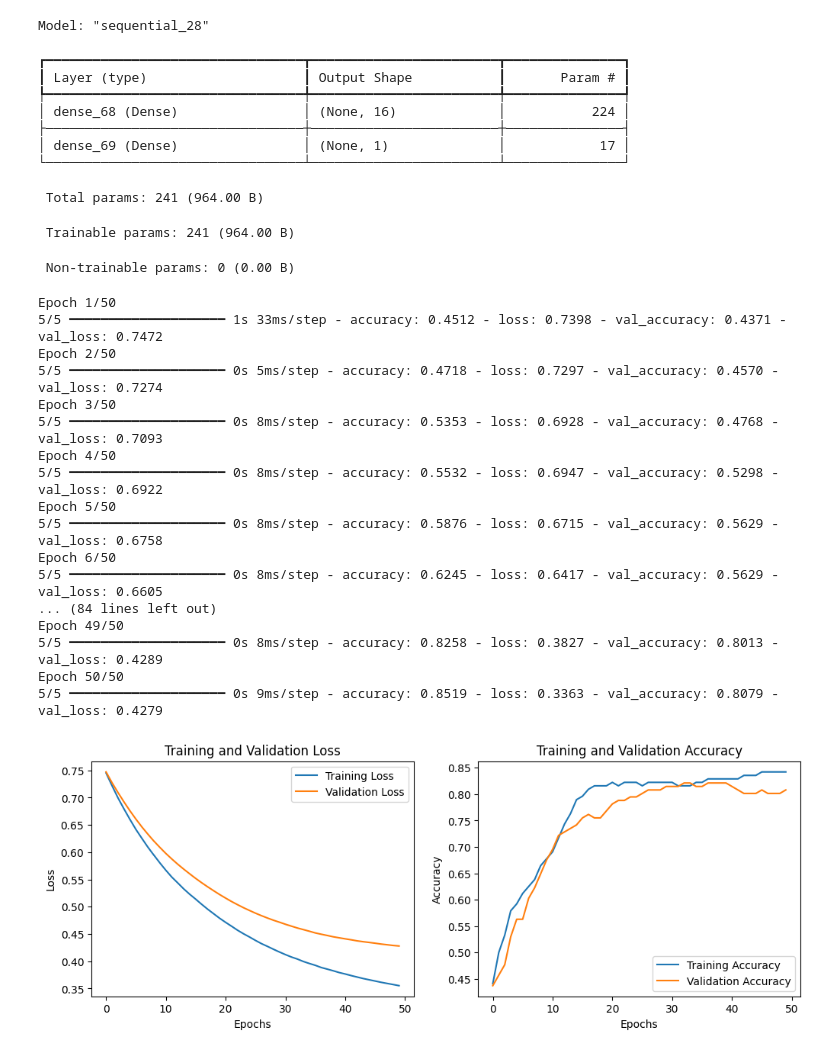
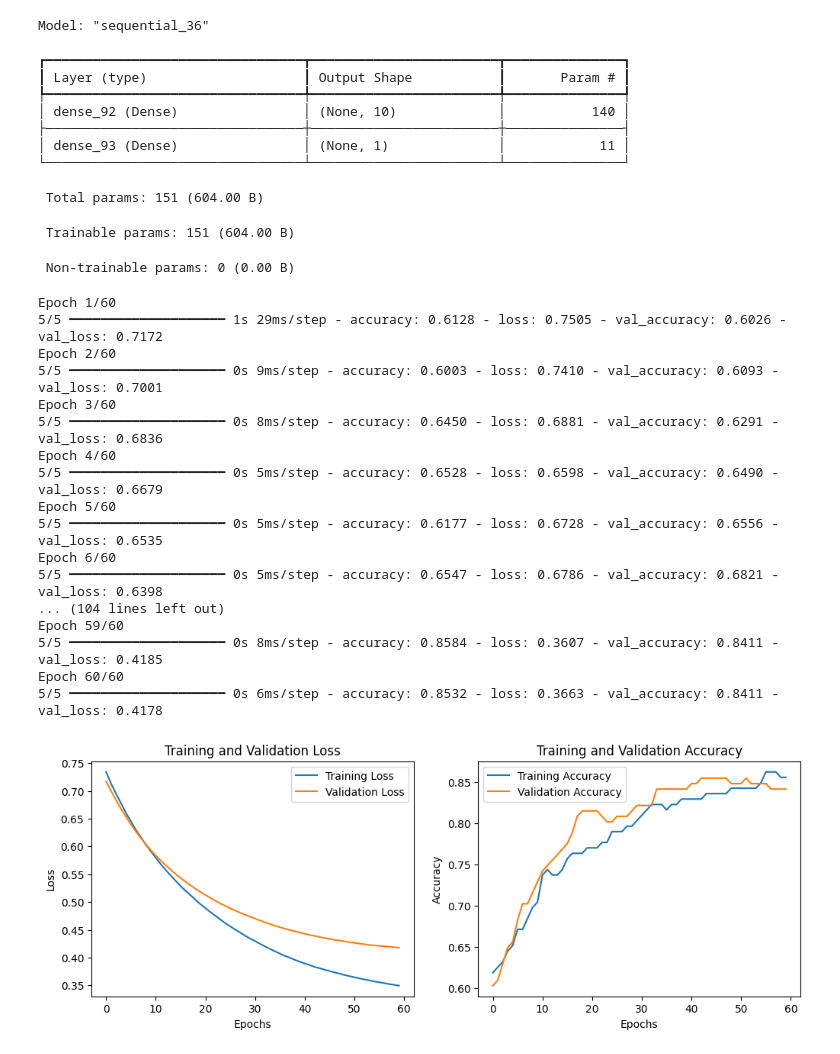
Before and after one commit to nolancacheux/ai-ml-implementation, a Jupyter notebook: LABWORKS/Neural Network/CACHEUX-Nolan.ipynb, the cells around one changed output. Cells and saved outputs as stored; diff of their text form; code cells hidden in the pictures.

```diff
--- a/LABWORKS/Neural Network/CACHEUX-Nolan.ipynb
+++ b/LABWORKS/Neural Network/CACHEUX-Nolan.ipynb
@@ -33,7 +33,7 @@ X_val = scaler.transform(X_val)
 
 # 4. Describe / Define the model
 model = tf.keras.models.Sequential([
-    tf.keras.layers.Dense(16, activation='relu', input_shape=(X_train.shape[1],)),
+    tf.keras.layers.Dense(10, activation='relu', input_shape=(X_train.shape[1],)),
     tf.keras.layers.Dense(1, activation='sigmoid')  # Binary classification output
 ])
 
@@ -44,11 +44,9 @@ model.compile(optimizer='adam',
 
 model.summary()
 
-# 6. Train the model
-
-# Entraîner le modèle avec Early Stopping
-early_stopping = tf.keras.callbacks.EarlyStopping(monitor='val_loss', patience=5, restore_best_weights=True)
-history = model.fit(X_train, y_train, epochs=50, batch_size=32, validation_data=(X_val, y_val), callbacks=[early_stopping])
+# 6. Train the model with Early Stopping
+early_stopping = tf.keras.callbacks.EarlyStopping(monitor='val_loss', patience=10, restore_best_weights=True)
+history = model.fit(X_train, y_train, epochs=60, batch_size=32, validation_data=(X_val, y_val), callbacks=[early_stopping])
 
 # 7. Analyze history of loss and accuracy on train and validation sets
 plt.figure(figsize=(12, 4))
@@ -57,53 +55,53 @@ plt.figure(figsize=(12, 4))
 plt.subplot(1, 2, 1)
 plt.plot(history.history['loss'], label='Training Loss')
 plt.plot(history.history['val_loss'], label='Validation Loss')
 plt.title('Training and Validation Loss')
 plt.xlabel('Epochs')
 plt.ylabel('Loss')
 plt.legend()
 
 # Plot accuracy
 plt.subplot(1, 2, 2)
 plt.plot(history.history['accuracy'], label='Training Accuracy')
 plt.plot(history.history['val_accuracy'], label='Validation Accuracy')
 plt.title('Training and Validation Accuracy')
 plt.xlabel('Epochs')
 plt.ylabel('Accuracy')
 plt.legend()
 
 plt.show()
 
 # 8. Evaluate the model on the validation set
 val_loss, val_accuracy = model.evaluate(X_val, y_val)
 print(f'Validation Loss: {val_loss}')
 print(f'Validation Accuracy: {val_accuracy}')
 # %% [output]
-Model: "sequential_28"
+Model: "sequential_36"
 ┏━━━━━━━━━━━━━━━━━━━━━━━━━━━━━━━━━┳━━━━━━━━━━━━━━━━━━━━━━━━┳━━━━━━━━━━━━━━━┓
 ┃ Layer (type)                    ┃ Output Shape           ┃       Param # ┃
 ┡━━━━━━━━━━━━━━━━━━━━━━━━━━━━━━━━━╇━━━━━━━━━━━━━━━━━━━━━━━━╇━━━━━━━━━━━━━━━┩
-│ dense_68 (Dense)                │ (None, 16)             │           224 │
+│ dense_92 (Dense)                │ (None, 10)             │           140 │
 ├─────────────────────────────────┼────────────────────────┼───────────────┤
-│ dense_69 (Dense)                │ (None, 1)              │            17 │
+│ dense_93 (Dense)                │ (None, 1)              │            11 │
 └─────────────────────────────────┴────────────────────────┴───────────────┘
- Total params: 241 (964.00 B)
+ Total params: 151 (604.00 B)
- Trainable params: 241 (964.00 B)
+ Trainable params: 151 (604.00 B)
  Non-trainable params: 0 (0.00 B)
-Epoch 1/50
-5/5 ━━━━━━━━━━━━━━━━━━━━ 1s 33ms/step - accuracy: 0.4512 - loss: 0.7398 - val_accuracy: 0.4371 - val_loss: 0.7472
-Epoch 2/50
-5/5 ━━━━━━━━━━━━━━━━━━━━ 0s 5ms/step - accuracy: 0.4718 - loss: 0.7297 - val_accuracy: 0.4570 - val_loss: 0.7274
-Epoch 3/50
-5/5 ━━━━━━━━━━━━━━━━━━━━ 0s 8ms/step - accuracy: 0.5353 - loss: 0.6928 - val_accuracy: 0.4768 - val_loss: 0.7093
-Epoch 4/50
-5/5 ━━━━━━━━━━━━━━━━━━━━ 0s 8ms/step - accuracy: 0.5532 - loss: 0.6947 - val_accuracy: 0.5298 - val_loss: 0.6922
-Epoch 5/50
-5/5 ━━━━━━━━━━━━━━━━━━━━ 0s 8ms/step - accuracy: 0.5876 - loss: 0.6715 - val_accuracy: 0.5629 - val_loss: 0.6758
-Epoch 6/50
-5/5 ━━━━━━━━━━━━━━━━━━━━ 0s 8ms/step - accuracy: 0.6245 - loss: 0.6417 - val_accuracy: 0.5629 - val_loss: 0.6605
-... (84 lines left out)
-Epoch 49/50
-5/5 ━━━━━━━━━━━━━━━━━━━━ 0s 8ms/step - accuracy: 0.8258 - loss: 0.3827 - val_accuracy: 0.8013 - val_loss: 0.4289
-Epoch 50/50
-5/5 ━━━━━━━━━━━━━━━━━━━━ 0s 9ms/step - accuracy: 0.8519 - loss: 0.3363 - val_accuracy: 0.8079 - val_loss: 0.4279
+Epoch 1/60
+5/5 ━━━━━━━━━━━━━━━━━━━━ 1s 29ms/step - accuracy: 0.6128 - loss: 0.7505 - val_accuracy: 0.6026 - val_loss: 0.7172
+Epoch 2/60
+5/5 ━━━━━━━━━━━━━━━━━━━━ 0s 9ms/step - accuracy: 0.6003 - loss: 0.7410 - val_accuracy: 0.6093 - val_loss: 0.7001
+Epoch 3/60
+5/5 ━━━━━━━━━━━━━━━━━━━━ 0s 8ms/step - accuracy: 0.6450 - loss: 0.6881 - val_accuracy: 0.6291 - val_loss: 0.6836
+Epoch 4/60
+5/5 ━━━━━━━━━━━━━━━━━━━━ 0s 5ms/step - accuracy: 0.6528 - loss: 0.6598 - val_accuracy: 0.6490 - val_loss: 0.6679
+Epoch 5/60
+5/5 ━━━━━━━━━━━━━━━━━━━━ 0s 5ms/step - accuracy: 0.6177 - loss: 0.6728 - val_accuracy: 0.6556 - val_loss: 0.6535
+Epoch 6/60
+5/5 ━━━━━━━━━━━━━━━━━━━━ 0s 5ms/step - accuracy: 0.6547 - loss: 0.6786 - val_accuracy: 0.6821 - val_loss: 0.6398
+... (104 lines left out)
+Epoch 59/60
+5/5 ━━━━━━━━━━━━━━━━━━━━ 0s 8ms/step - accuracy: 0.8584 - loss: 0.3607 - val_accuracy: 0.8411 - val_loss: 0.4185
+Epoch 60/60
+5/5 ━━━━━━━━━━━━━━━━━━━━ 0s 6ms/step - accuracy: 0.8532 - loss: 0.3663 - val_accuracy: 0.8411 - val_loss: 0.4178
-[figure, old version]
+[figure, new version]
```
Also changed, not shown: parts of 1 cell of this notebook.
